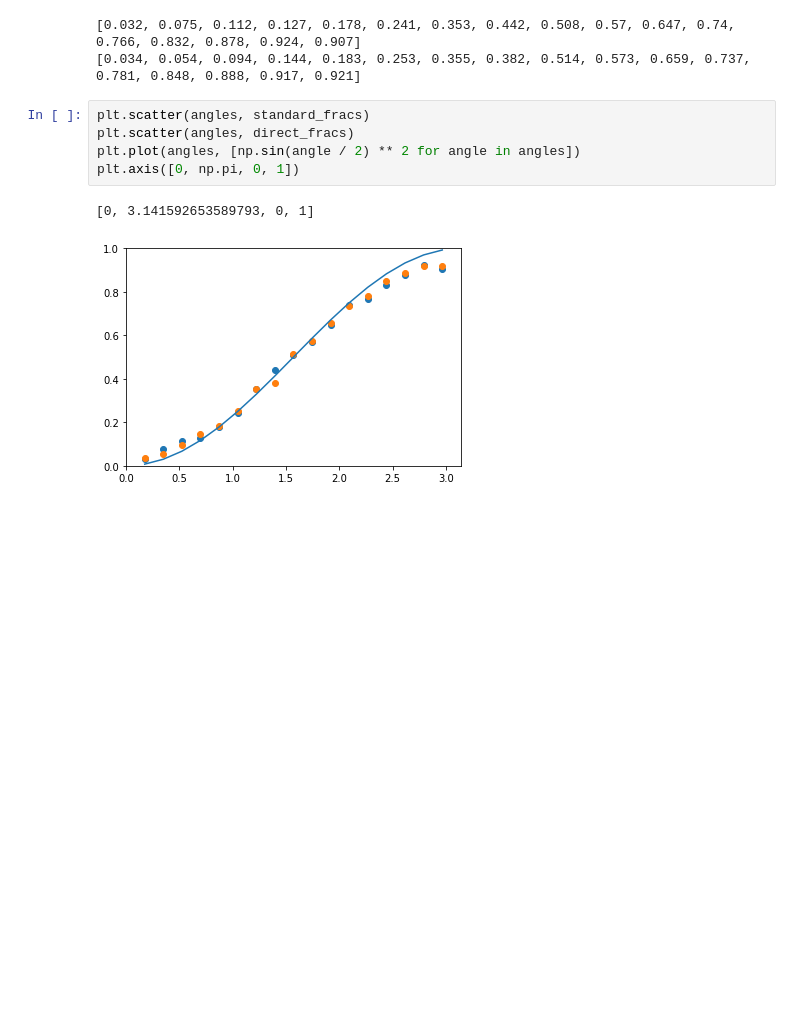
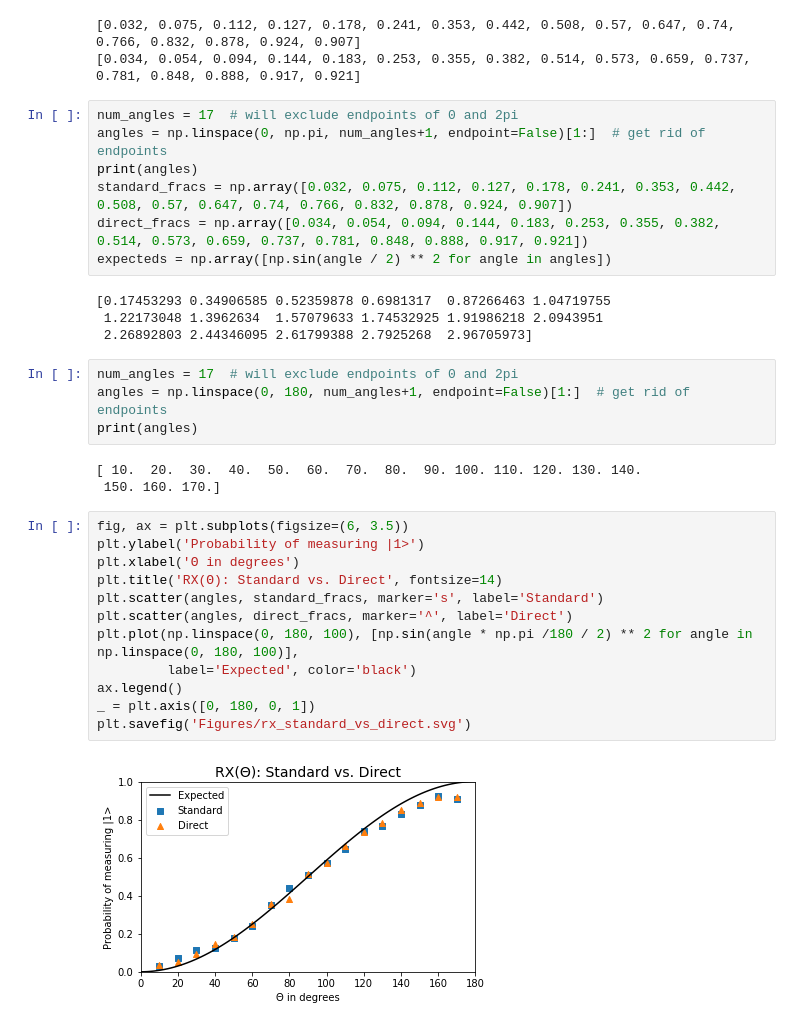
Before and after one commit to singular-value/optimizations_via_openpulse, a Jupyter notebook: RX_Gates.ipynb, the cells around one changed output. Cells and saved outputs as stored; diff of their text form; blank space fills up the shorter version.

Commit message:
Add figures for RX standard vs. direct

```diff
--- a/RX_Gates.ipynb
+++ b/RX_Gates.ipynb
@@ -146,11 +146,35 @@ print(direct_fracs)
 # %% [output]
 [0.032, 0.075, 0.112, 0.127, 0.178, 0.241, 0.353, 0.442, 0.508, 0.57, 0.647, 0.74, 0.766, 0.832, 0.878, 0.924, 0.907]
 [0.034, 0.054, 0.094, 0.144, 0.183, 0.253, 0.355, 0.382, 0.514, 0.573, 0.659, 0.737, 0.781, 0.848, 0.888, 0.917, 0.921]
-# %%
-plt.scatter(angles, standard_fracs)
-plt.scatter(angles, direct_fracs)
-plt.plot(angles, [np.sin(angle / 2) ** 2 for angle in angles])
-plt.axis([0, np.pi, 0, 1])
-# %% [output]
-[0, 3.141592653589793, 0, 1]
-[figure, removed]
+# %%
+num_angles = 17  # will exclude endpoints of 0 and 2pi
+angles = np.linspace(0, np.pi, num_angles+1, endpoint=False)[1:]  # get rid of endpoints
+print(angles)
+standard_fracs = np.array([0.032, 0.075, 0.112, 0.127, 0.178, 0.241, 0.353, 0.442, 0.508, 0.57, 0.647, 0.74, 0.766, 0.832, 0.878, 0.924, 0.907])
+direct_fracs = np.array([0.034, 0.054, 0.094, 0.144, 0.183, 0.253, 0.355, 0.382, 0.514, 0.573, 0.659, 0.737, 0.781, 0.848, 0.888, 0.917, 0.921])
+expecteds = np.array([np.sin(angle / 2) ** 2 for angle in angles])
+# %% [output]
+[0.17453293 0.34906585 0.52359878 0.6981317  0.87266463 1.04719755
+ 1.22173048 1.3962634  1.57079633 1.74532925 1.91986218 2.0943951
+ 2.26892803 2.44346095 2.61799388 2.7925268  2.96705973]
+# %%
+num_angles = 17  # will exclude endpoints of 0 and 2pi
+angles = np.linspace(0, 180, num_angles+1, endpoint=False)[1:]  # get rid of endpoints
+print(angles)
+# %% [output]
+[ 10.  20.  30.  40.  50.  60.  70.  80.  90. 100. 110. 120. 130. 140.
+ 150. 160. 170.]
+# %%
+fig, ax = plt.subplots(figsize=(6, 3.5))
+plt.ylabel('Probability of measuring |1>')
+plt.xlabel('Θ in degrees')
+plt.title('RX(Θ): Standard vs. Direct', fontsize=14)
+plt.scatter(angles, standard_fracs, marker='s', label='Standard')
+plt.scatter(angles, direct_fracs, marker='^', label='Direct')
+plt.plot(np.linspace(0, 180, 100), [np.sin(angle * np.pi /180 / 2) ** 2 for angle in np.linspace(0, 180, 100)],
+         label='Expected', color='black')
+ax.legend()
+_ = plt.axis([0, 180, 0, 1])
+plt.savefig('Figures/rx_standard_vs_direct.svg')
+# %% [output]
+[figure, added]
```
Also changed, not shown: parts of 2 cells of this notebook, 4 other files.
